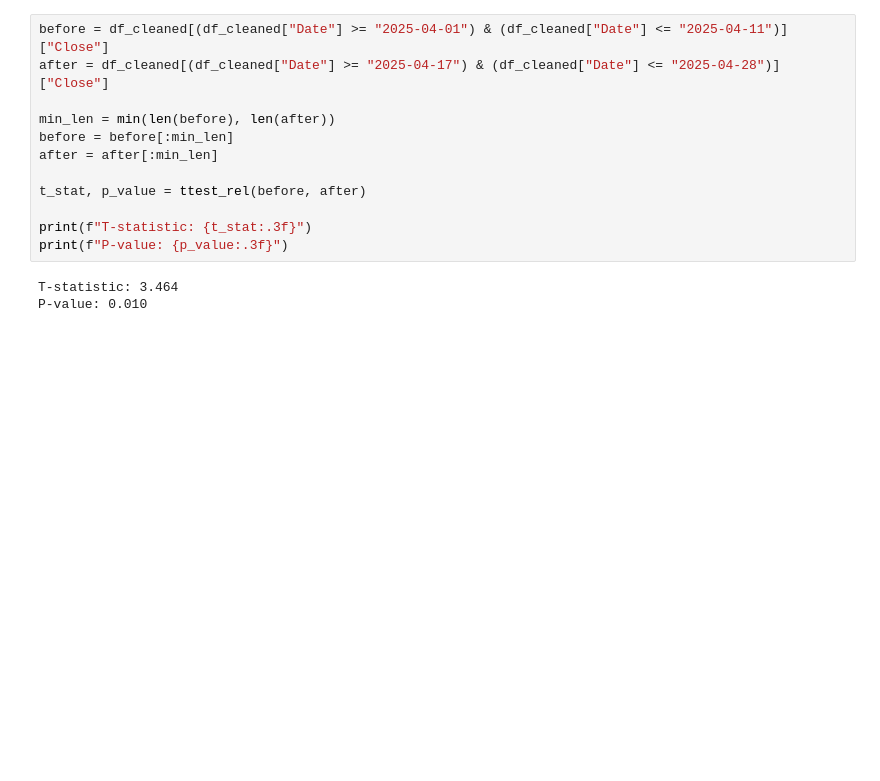
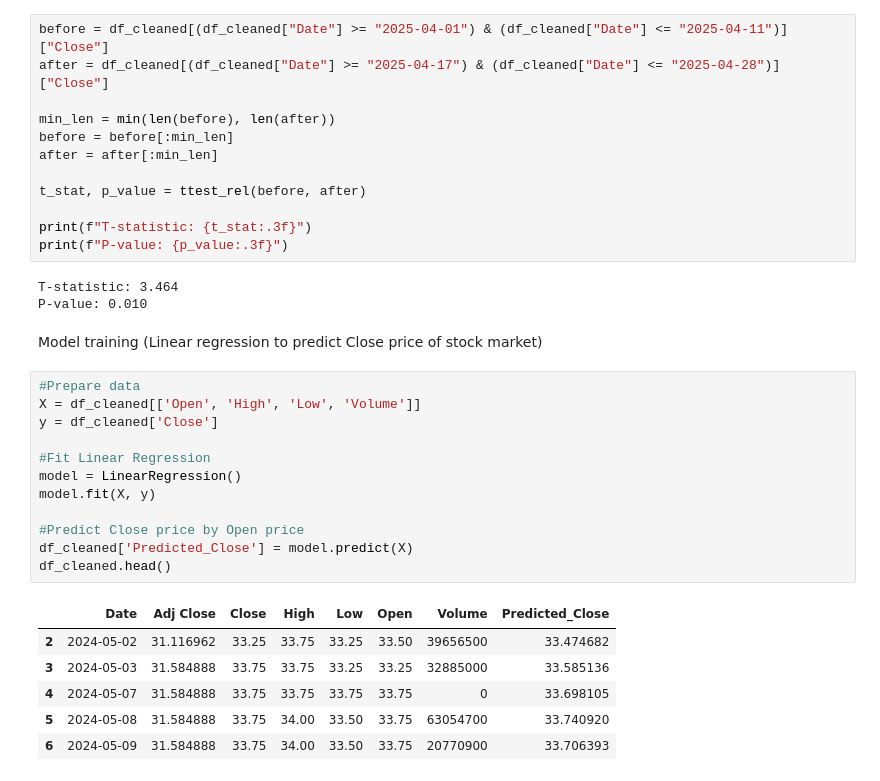
Before and after one commit to Photsawat-hub/ptt-stock-analysis, a Jupyter notebook: stock analysis.ipynb, the cells around one changed output. Cells and saved outputs as stored; diff of their text form; blank space fills up the shorter version.

```diff
--- a/stock analysis.ipynb
+++ b/stock analysis.ipynb
@@ -151,3 +154,24 @@ print(f"P-value: {p_value:.3f}")
 # %% [output]
 T-statistic: 3.464
 P-value: 0.010
+# %% [markdown]
+Model training (Linear regression to predict Close price of stock market)
+# %%
+#Prepare data
+X = df_cleaned[['Open', 'High', 'Low', 'Volume']]
+y = df_cleaned['Close']
+
+#Fit Linear Regression
+model = LinearRegression()
+model.fit(X, y)
+
+#Predict Close price by Open price
+df_cleaned['Predicted_Close'] = model.predict(X)
+df_cleaned.head()
+# %% [output]
+|  | Date | Adj Close | Close | High | Low | Open | Volume | Predicted_Close |
+| 2 | 2024-05-02 | 31.116962 | 33.25 | 33.75 | 33.25 | 33.50 | 39656500 | 33.474682 |
+| 3 | 2024-05-03 | 31.584888 | 33.75 | 33.75 | 33.25 | 33.25 | 32885000 | 33.585136 |
+| 4 | 2024-05-07 | 31.584888 | 33.75 | 33.75 | 33.75 | 33.75 | 0 | 33.698105 |
+| 5 | 2024-05-08 | 31.584888 | 33.75 | 34.00 | 33.50 | 33.75 | 63054700 | 33.740920 |
+| 6 | 2024-05-09 | 31.584888 | 33.75 | 34.00 | 33.50 | 33.75 | 20770900 | 33.706393 |
```
Also changed, not shown: parts of 5 cells of this notebook, 1 other file.
